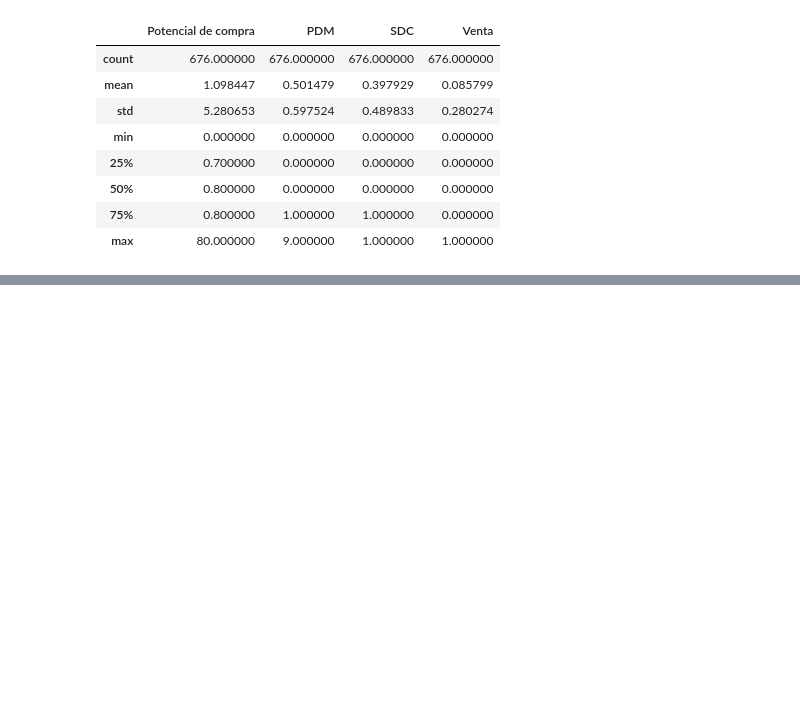
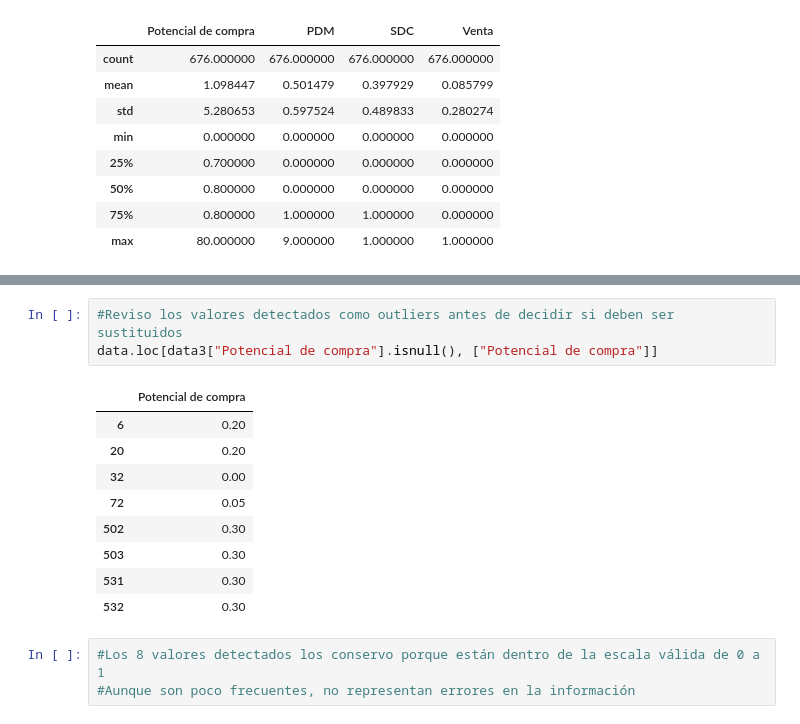
Before and after one commit to DavidMazonJuarez08/Valores-Atipicos, a Jupyter notebook: Actividad_3.1/Citas_Digital_Filtrado_Sin_Outliers.ipynb, the cells around one changed output, grey strips where cells are left out. Cells and saved outputs as stored; diff of their text form; blank space fills up the shorter version.

```diff
--- a/Actividad_3.1/Citas_Digital_Filtrado_Sin_Outliers.ipynb
+++ b/Actividad_3.1/Citas_Digital_Filtrado_Sin_Outliers.ipynb
@@ -272,0 +265,16 @@ Datos_limpios.to_csv("Citas_Digital_Limpieza_Outliers_IQR.csv", index=False)
+# %%
+#Reviso los valores detectados como outliers antes de decidir si deben ser sustituidos
+data.loc[data3["Potencial de compra"].isnull(), ["Potencial de compra"]]
+# %% [output]
+|  | Potencial de compra |
+| 6 | 0.20 |
+| 20 | 0.20 |
+| 32 | 0.00 |
+| 72 | 0.05 |
+| 502 | 0.30 |
+| 503 | 0.30 |
+| 531 | 0.30 |
+| 532 | 0.30 |
+# %%
+#Los 8 valores detectados los conservo porque están dentro de la escala válida de 0 a 1
+#Aunque son poco frecuentes, no representan errores en la información
```
Also changed, not shown: parts of 47 cells of this notebook.
